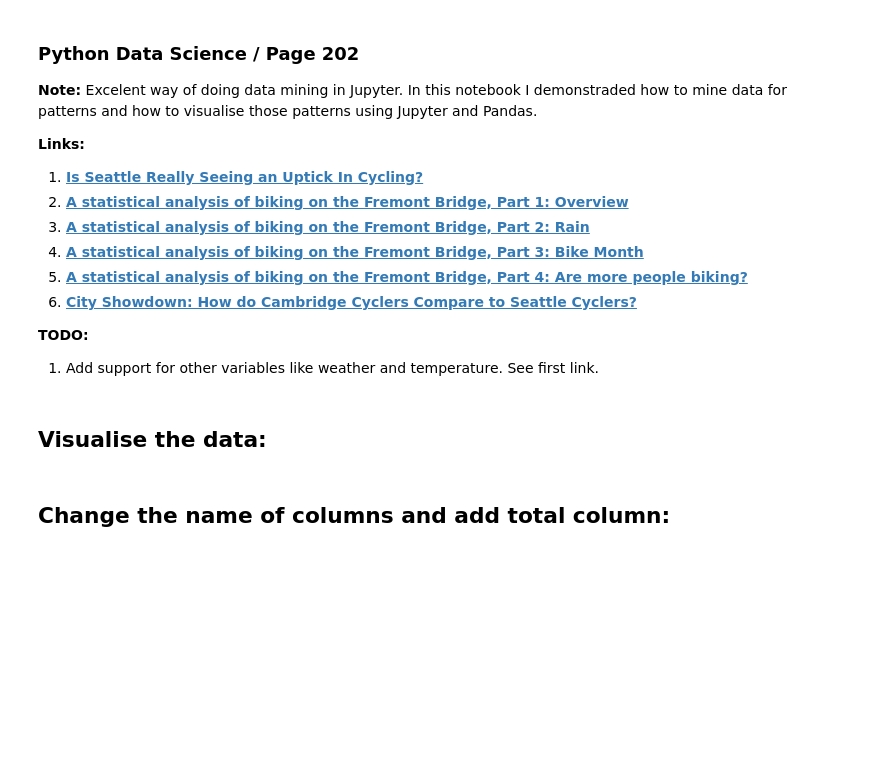
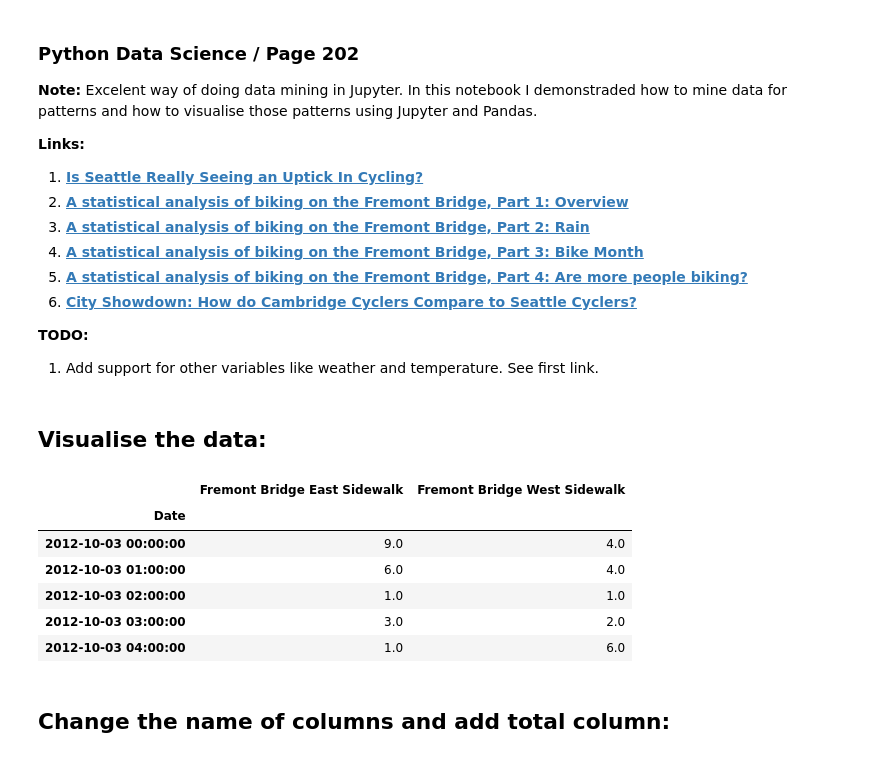
Before and after one commit to k-zen/SigmaProject, a Jupyter notebook: notebooks/Pandas_Fremont_Bridge_Bicycle_Hourly.ipynb, the cells around one changed output. Drawn from its saved outputs; the diff is of its cells as text; code cells hidden in the pictures; blank space fills up the shorter version.

```diff
--- a/notebooks/Pandas_Fremont_Bridge_Bicycle_Hourly.ipynb
+++ b/notebooks/Pandas_Fremont_Bridge_Bicycle_Hourly.ipynb
@@ -28,17 +28,25 @@ import numpy as np
 # %%
 data_set_home = %env DATA_SETS_HOME
 date_format_daily = "%m/%d/%Y"
 date_format_hourly = "%m/%d/%Y %I:%M:%S %p"
 dateparse = lambda x: pd.datetime.strptime(x, date_format_hourly)
 
 data = pd.read_csv(
-    "{0}/Fremont_Bridge_Hourly_Bicycle_Counts.csv".format(data_set_home),
+    "{0}/Miscellaneous/Fremont_Bridge_Hourly_Bicycle_Counts.csv".format(data_set_home),
     index_col=[0],
     parse_dates=True,
     date_parser=dateparse
 )
 data.sort_index(inplace=True)
 data.head()
+# %% [output]
+|  | Fremont Bridge East Sidewalk | Fremont Bridge West Sidewalk |
+| Date |  |  |
+| 2012-10-03 00:00:00 | 9.0 | 4.0 |
+| 2012-10-03 01:00:00 | 6.0 | 4.0 |
+| 2012-10-03 02:00:00 | 1.0 | 1.0 |
+| 2012-10-03 03:00:00 | 3.0 | 2.0 |
+| 2012-10-03 04:00:00 | 1.0 | 6.0 |
 # %% [markdown]
 ## Change the name of columns and add total column:
 # %%
```
Also changed, not shown: parts of 12 cells of this notebook, 2 other files.
